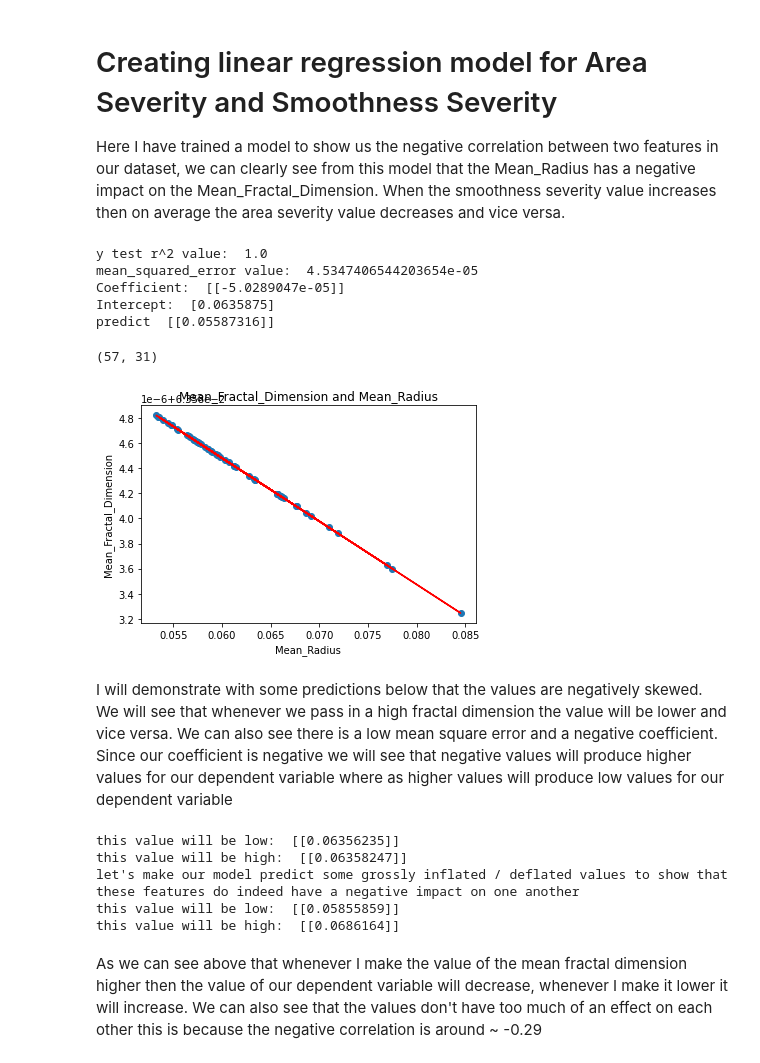
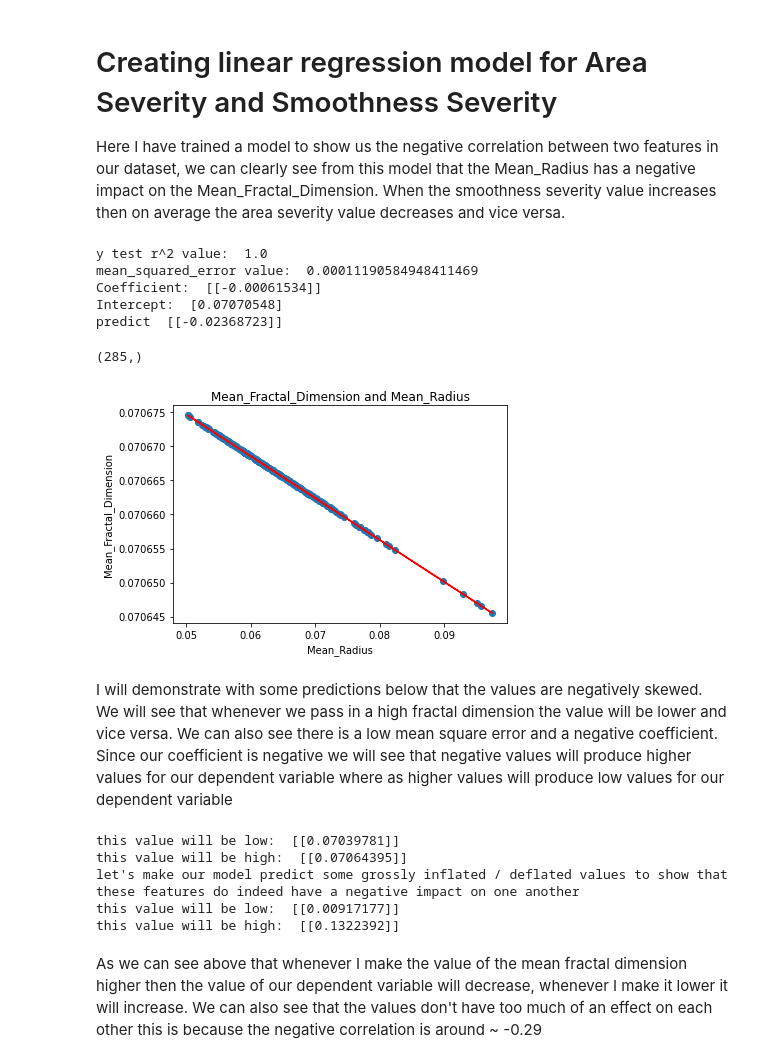
Before and after one commit to Ultan-Kearns/LYIT-Machine-Learning-Project, a Jupyter notebook: FinalSubmissionNotebook.ipynb, the cells around one changed output. Drawn from its saved outputs; the diff is of its cells as text; code cells hidden in the pictures.

Commit message:
Refactoring models and updating code

```diff
--- a/FinalSubmissionNotebook.ipynb
+++ b/FinalSubmissionNotebook.ipynb
@@ -31,14 +31,14 @@ In this section we prep and analyze the data we do this by dividing the data int
 # %%
 # Show dataset
 # split data into training and test datasets
-X = df[0:284]
-y = df[285:570]
+X = df[0:570]
+y = X['Diagnosis']
+X = X.drop(['Diagnosis'],axis=1)
 # Drop ID from the dataframe, it is not useful for our purposes except for identifying unique files
 X = X.drop(['ID'],axis=1)
-y = y.drop(['ID'],axis=1)
 from sklearn.model_selection import train_test_split
 # could use random state 42 for same results every time
-X_train, X_test, y_train, y_test = train_test_split(X, y, train_size=0.8,test_size=0.2)
+X_train, X_test, y_train, y_test = train_test_split(X, y, test_size=0.5)
 # %% [markdown]
 Here we are showing some of the values in our training sets and our test sets, by doing this we can see that we have a decent amount of randomness in our data
 # %%
@@ -85,10 +85,8 @@ pd.options.mode.chained_assignment = None  # default='warn'
 
 
 # Replace malignant with 1 and benign with 0
-X_train['Diagnosis'] = X_train['Diagnosis'].replace({'M':1,'B':0})
-y_train['Diagnosis'] = y_train['Diagnosis'].replace({'M':1,'B':0})
-X_test['Diagnosis'] = X_test['Diagnosis'].replace({'M':1,'B':0})
-y_test['Diagnosis'] = y_test['Diagnosis'].replace({'M':1,'B':0})
-
+y_train = y_train.replace({'M':1,'B':0})
+y_test = y_test.replace({'M':1,'B':0})
+y = y.replace({'M':1,'B':0})
 # resetting pandas warning
 pd.options.mode.chained_assignment = 'warn'  # default='warn'
@@ -295,38 +238,38 @@ Here I have trained a model to show us the negative correlation between two feat
 # %%
 # Here we train a model to perform linear regression data set to predict the diagnosis
 from sklearn.linear_model import LinearRegression
 from sklearn.metrics import mean_squared_error, r2_score
 from math import sqrt
 from scipy import stats
 # create the linear regression model by fitting training set to the test set
-y_testArray = np.array(y_test['Mean_Fractal_Dimension']).reshape(-1,1)
-y_trainArray = np.array(y_train['Mean_Fractal_Dimension']).reshape(-1,1)
+fractalDimensionArrayTest = np.array(X_test['Mean_Fractal_Dimension']).reshape(-1,1)
+fractalDimensionArrayTrain = np.array(X_train['Mean_Fractal_Dimension']).reshape(-1,1)
 X_trainArray = np.array(X_train['Mean_Radius']).reshape(-1,1)
 X_testArray = np.array(X_test['Mean_Radius']).reshape(-1,1)
-regression_model = LinearRegression().fit(X_trainArray, y_trainArray)
+regression_model = LinearRegression().fit(X_trainArray, fractalDimensionArrayTrain)
 # Score the model and retrive r^2 value
-y_pred = regression_model.predict(y_testArray)
-rSquared = regression_model.score(y_testArray, y_pred)
+y_pred = regression_model.predict(fractalDimensionArrayTest)
+rSquared = regression_model.score(fractalDimensionArrayTest, y_pred)
 print('y test r^2 value: ', rSquared)
-print('mean_squared_error value: ', mean_squared_error(y_testArray, y_pred))
+print('mean_squared_error value: ', mean_squared_error(fractalDimensionArrayTest, y_pred))
 print('Coefficient: ',regression_model.coef_)
 print('Intercept: ',regression_model.intercept_)
 
 plt.xlabel("Mean_Radius")
 plt.ylabel("Mean_Fractal_Dimension")
 plt.title('Mean_Fractal_Dimension and Mean_Radius')
-plt.scatter(y_testArray,y_pred)
-plt.plot(y_testArray,y_pred,c='r')
+plt.scatter(fractalDimensionArrayTest,y_pred)
+plt.plot(fractalDimensionArrayTest,y_pred,c='r')
 print('predict ',regression_model.predict([[153.4]]))
 y_test.shape
 # %% [output]
 y test r^2 value:  1.0
-mean_squared_error value:  4.5347406544203654e-05
-Coefficient:  [[-5.0289047e-05]]
-Intercept:  [0.0635875]
-predict  [[0.05587316]]
+mean_squared_error value:  0.00011190584948411469
+Coefficient:  [[-0.00061534]]
+Intercept:  [0.07070548]
+predict  [[-0.02368723]]
-(57, 31)
+(285,)
-[figure, old version]
+[figure, new version]
 # %% [markdown]
 I will demonstrate with some predictions below that the values are negatively skewed.  We will see that whenever we pass in a high fractal dimension the value will be lower and vice versa.  We can also see there is a low mean square error and a negative coefficient.  Since our coefficient is negative we will see that negative values will produce higher values for our dependent variable where as higher values will produce low values for our dependent variable
 # %%
@@ -340,11 +283,11 @@ print('this value will be low: ', regression_model.predict([[100]]))
 # I use a negative value here to demonstrate the radius the higher the mean fractal dimension
 print('this value will be high: ', regression_model.predict([[-100]]))
 # %% [output]
-this value will be low:  [[0.06356235]]
-this value will be high:  [[0.06358247]]
+this value will be low:  [[0.07039781]]
+this value will be high:  [[0.07064395]]
 let's make our model predict some grossly inflated / deflated values to show that these features do indeed have a negative impact on one another
-this value will be low:  [[0.05855859]]
-this value will be high:  [[0.0686164]]
+this value will be low:  [[0.00917177]]
+this value will be high:  [[0.1322392]]
 # %% [markdown]
 As we can see above that whenever I make the value of the mean fractal dimension higher then the value of our dependent variable will decrease, whenever I make it lower it will increase.  We can also see that the values don't have too much of an effect on each other this is because the negative correlation is around ~ -0.29
 # %% [markdown]
```
Also changed, not shown: parts of 39 cells of this notebook.
